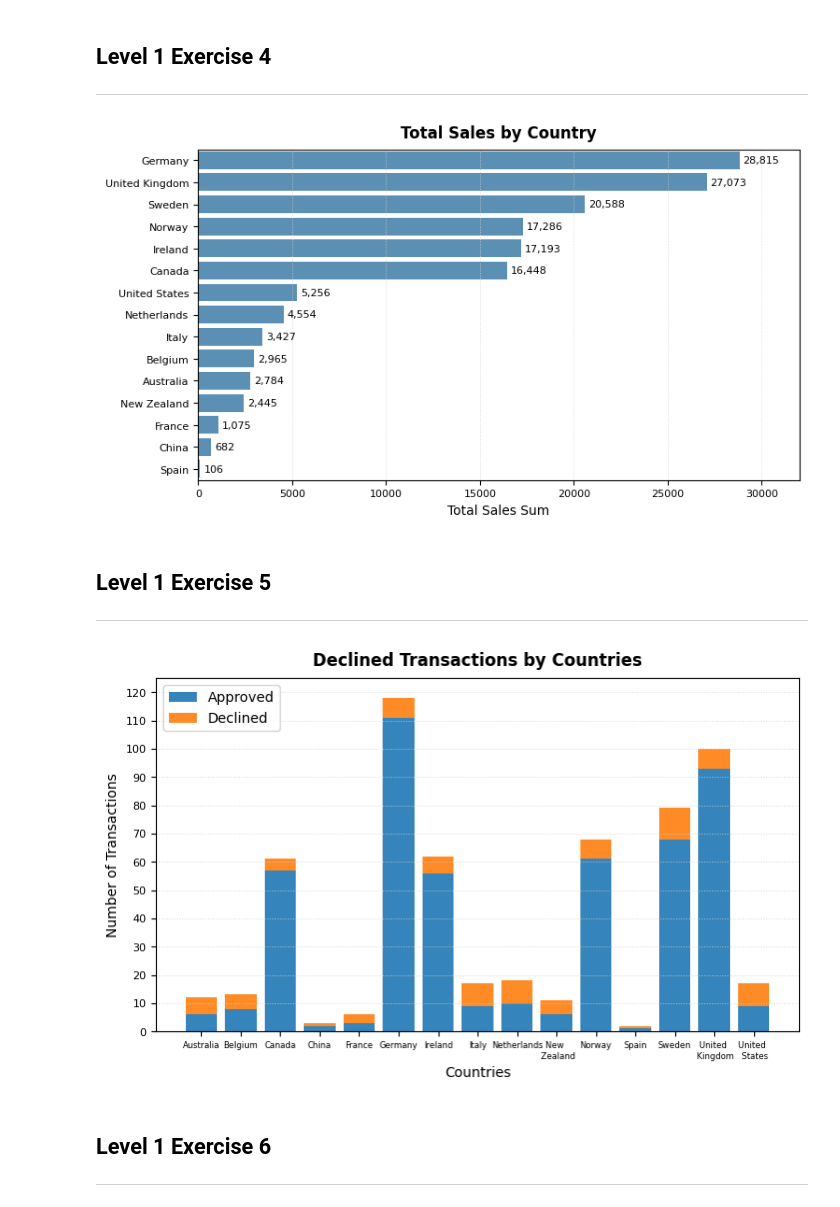
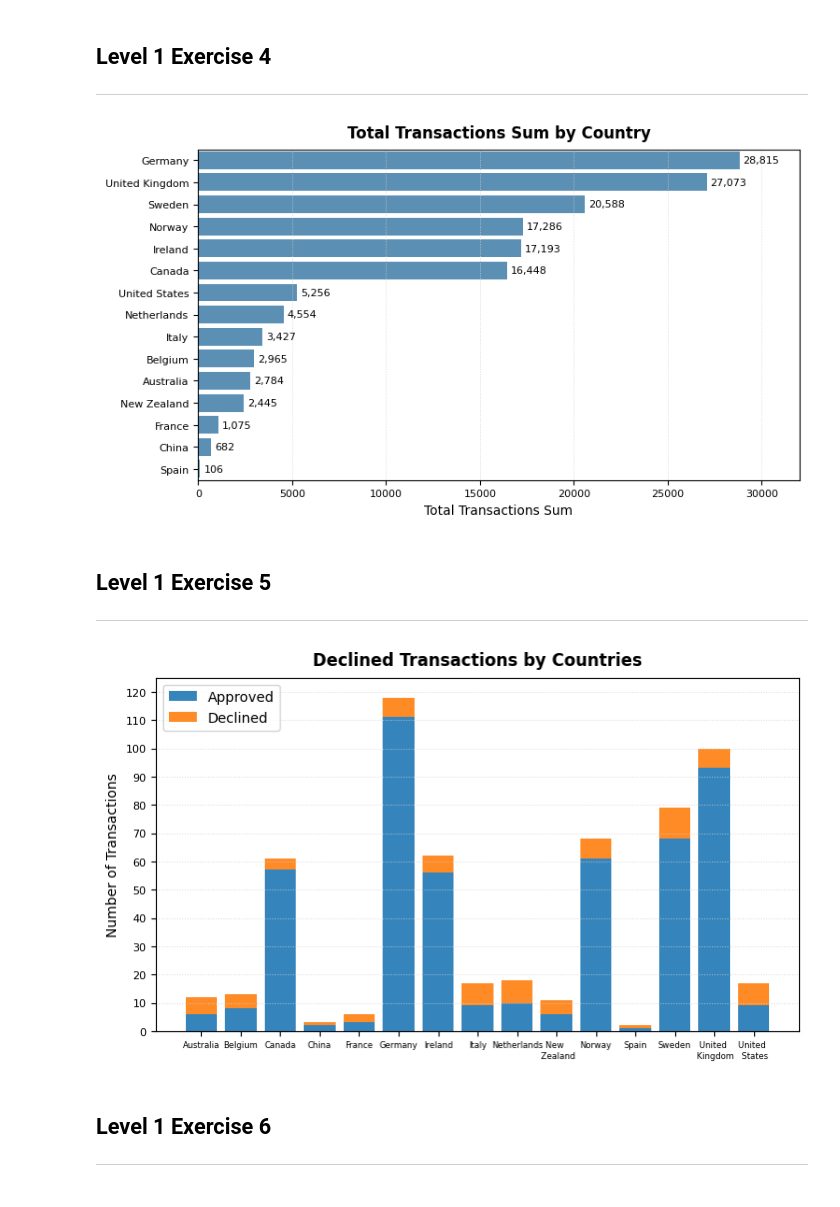
Before and after one commit to leocareer/DA_specialization, a Jupyter notebook: Sprint_08/S8_02.ipynb, the cells around one changed output. Cells and saved outputs as stored; diff of their text form; code cells hidden in the pictures.

```diff
--- a/Sprint_08/S8_02.ipynb
+++ b/Sprint_08/S8_02.ipynb
@@ -169,34 +161,30 @@ except:
         how='left'
     )
 
-# группировка данных по странам и суммирование продаж
-sales_by_country = df_transactions_companies.groupby('country')['amount'].sum().reset_index()
-
-# сортировка по убыванию суммы продаж
-sales_by_country = sales_by_country.sort_values(by='amount', ascending=False)
+df_amount_sum_by_country = df_transactions_companies.groupby('country')['amount'].sum().reset_index(name='amount_sum')
+df_amount_sum_by_country = df_amount_sum_by_country.sort_values(by='amount_sum', ascending=False)
 
 fig, ax = plt.subplots(figsize=(8.3, 4.6))
 
 sns.barplot(
-    x=sales_by_country['amount'],
-    y=sales_by_country['country'],
+    x=df_amount_sum_by_country['amount_sum'],
+    y=df_amount_sum_by_country['country'],
     alpha=0.8,
     ax=ax
 )
 
-# добавление лейблов к барам
-for bar, label in zip(ax.patches, sales_by_country['amount']):  # ax.patches достаёт бары
+for bar, label in zip(ax.patches, df_amount_sum_by_country['amount_sum']):
     ax.text(
-        bar.get_width() + 200,  # положение текста по оси X, ширина бара, значение amount
-        bar.get_y() + bar.get_height() / 2,  # положение текста по оси Y, нижняя граница бара + высота бара
-        f'{int(label):,}',  # форматирует значение с разделением тысяч запятыми
+        bar.get_width() + 200,
+        bar.get_y() + bar.get_height() / 2,
+        f'{int(label):,}',
         va='center',
         ha='left',
         fontsize=8
     )
 
-ax.set_title('Total Sales by Country', fontweight='bold', verticalalignment='bottom')
-ax.set_xlabel('Total Sales Sum')
+ax.set_title('Total Transactions Sum by Country', fontweight='bold', verticalalignment='bottom')
+ax.set_xlabel('Total Transactions Sum')
 ax.set_ylabel(None)
 ax.grid(axis='x', linestyle=':', color='lightgray', linewidth=0.7, alpha=0.8)
 ax.tick_params(labelsize=8)
@@ -205,7 +193,7 @@ ax.set_xlim(0, 32000)
 
 plt.show()
 # %% [output]
-[figure, old version]
+[figure, new version]
 # %% [markdown]
 ## Level 1 Exercise 5
 ---
@@ -223,54 +211,50 @@ except:
         right_on='company_id',
         how='left'
     )
 
-# группировка по странам и declined
-transactions_by_country = df_transactions_companies.groupby(['country', 'declined']).size().reset_index(name='transaction_count')
+df_transactions_count_by_country= df_transactions_companies.groupby(['country', 'declined']).size().reset_index(name='transactions_count')
 
-# преобразование в сводную таблицу
-pivot_data = transactions_by_country.pivot(index='country', columns='declined', values='transaction_count').fillna(0)
-pivot_data.columns = ['approved', 'declined']
+df_pivot_country_approved_declined = df_transactions_count_by_country.pivot(index='country', columns='declined', values='transactions_count').fillna(0)
+df_pivot_country_approved_declined.columns = ['approved', 'declined']
 
-# обработка меток стран для переноса на две строки
-country_labels = pivot_data.index.tolist()
-for i in range(len(country_labels)):
-    words = country_labels[i].split(' ')
-    if len(words) > 1:  # Если страна состоит из нескольких слов
-        words.insert(1, '\n')  # Вставляем перенос строки после первого слова
-    country_labels[i] = ' '.join(words)
+bar_country_labels = df_pivot_country_approved_declined.index.tolist()
+for i in range(len(bar_country_labels)):
+    words = bar_country_labels[i].split(' ')
+    if len(words) > 1:
+        words.insert(1, '\n')
+    bar_country_labels[i] = ' '.join(words)
 
 fig, ax = plt.subplots(figsize=(8.3, 4.6))
 
 ax.bar(
-    pivot_data.index,
-    pivot_data['approved'],
+    df_pivot_country_approved_declined.index,
+    df_pivot_country_approved_declined['approved'],
     label='Approved',
     alpha=0.9
 )
 
 ax.bar(
-    pivot_data.index,
-    pivot_data['declined'],
-    bottom=pivot_data['approved'],
+    df_pivot_country_approved_declined.index,
+    df_pivot_country_approved_declined['declined'],
+    bottom=df_pivot_country_approved_declined['approved'],
     label='Declined',
     alpha=0.9
 )
 
 ax.set_title('Declined Transactions by Countries', fontweight='bold', verticalalignment='bottom')
-ax.set_xlabel('Countries')
 ax.set_ylabel('Number of Transactions')
-ax.set_xticks(range(len(country_labels)))  # Устанавливаем позиции меток
-ax.set_xticklabels(country_labels, rotation=0, ha='center')  # Горизонтальные метки с переносами
+ax.set_xticks(range(len(bar_country_labels)))
+ax.set_xticklabels(bar_country_labels, rotation=0, ha='center')
 ax.grid(axis='y', linestyle=':', color='lightgray', linewidth=0.7, alpha=0.8)
 ax.tick_params(axis='x', labelsize=6)
 ax.tick_params(axis='y', labelsize=8)
 ax.set_yticks(range(0, 125, 10))
 ax.set_ylim(0, 125)
 ax.legend(loc=2)
 
 plt.show()
 # %% [output]
-[figure, old version]
+[figure, new version]
 # %% [markdown]
 ## Level 1 Exercise 6
 ---
```
Also changed, not shown: parts of 10 cells of this notebook.
